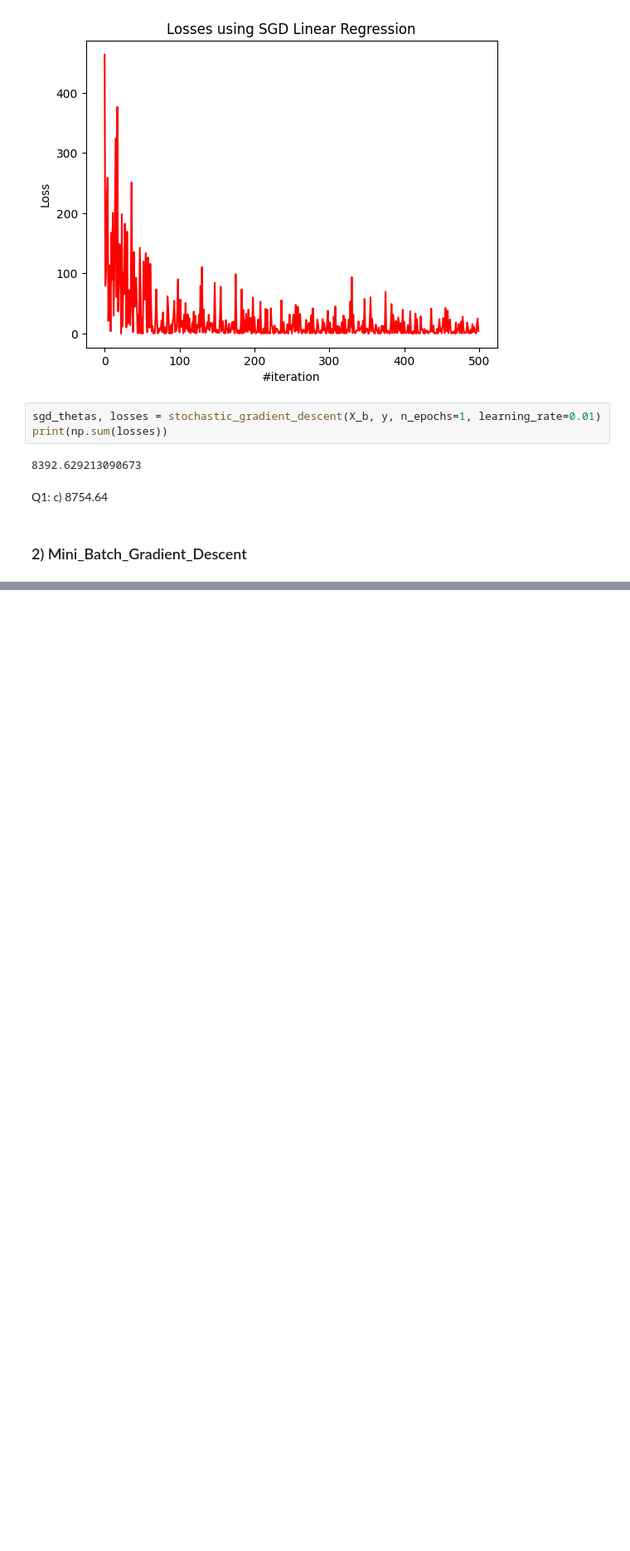
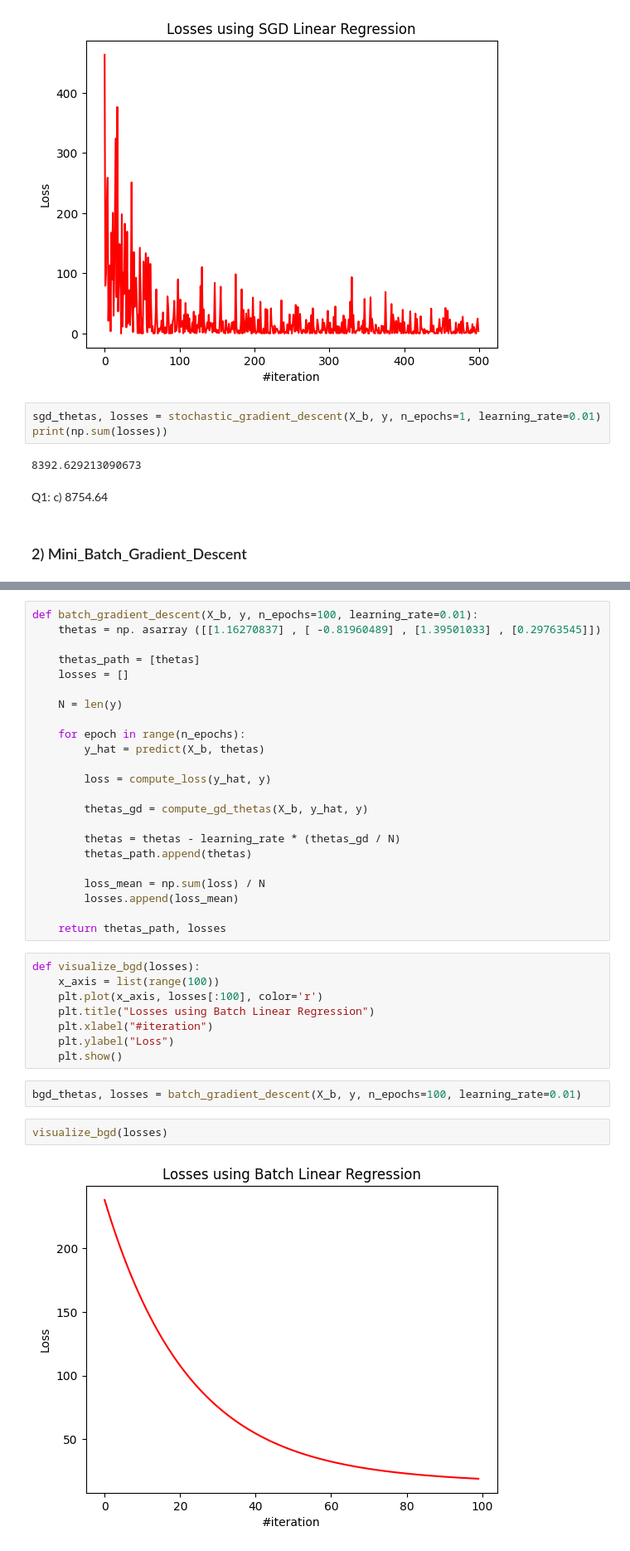
Before and after one commit to KietAPCS/Homework_V2024, a Jupyter notebook: Module_04/Week_02/exercise1.ipynb, the cells around one changed output, grey strips where cells are left out. Shown at 83% size. Drawn from its saved outputs; the diff is of its cells as text; blank space fills up the shorter version.

```diff
--- a/Module_04/Week_02/exercise1.ipynb
+++ b/Module_04/Week_02/exercise1.ipynb
@@ -130,0 +209,37 @@ Q1: c) 8754.64
+# %%
+def batch_gradient_descent(X_b, y, n_epochs=100, learning_rate=0.01):
+    thetas = np. asarray ([[1.16270837] , [ -0.81960489] , [1.39501033] , [0.29763545]])
+
+    thetas_path = [thetas]
+    losses = []
+
+    N = len(y)
+
+    for epoch in range(n_epochs):
+        y_hat = predict(X_b, thetas)
+
+        loss = compute_loss(y_hat, y)
+
+        thetas_gd = compute_gd_thetas(X_b, y_hat, y)
+
+        thetas = thetas - learning_rate * (thetas_gd / N)
+        thetas_path.append(thetas)
+
+        loss_mean = np.sum(loss) / N
+        losses.append(loss_mean)
+
+    return thetas_path, losses
+# %%
+def visualize_bgd(losses):
+    x_axis = list(range(100))
+    plt.plot(x_axis, losses[:100], color='r')
+    plt.title("Losses using Batch Linear Regression")
+    plt.xlabel("#iteration")
+    plt.ylabel("Loss")
+    plt.show()
+# %%
+bgd_thetas, losses = batch_gradient_descent(X_b, y, n_epochs=100, learning_rate=0.01)
+# %%
+visualize_bgd(losses)
+# %% [output]
+[figure, added]
```
Also changed, not shown: parts of 12 cells of this notebook, 1 other file.
